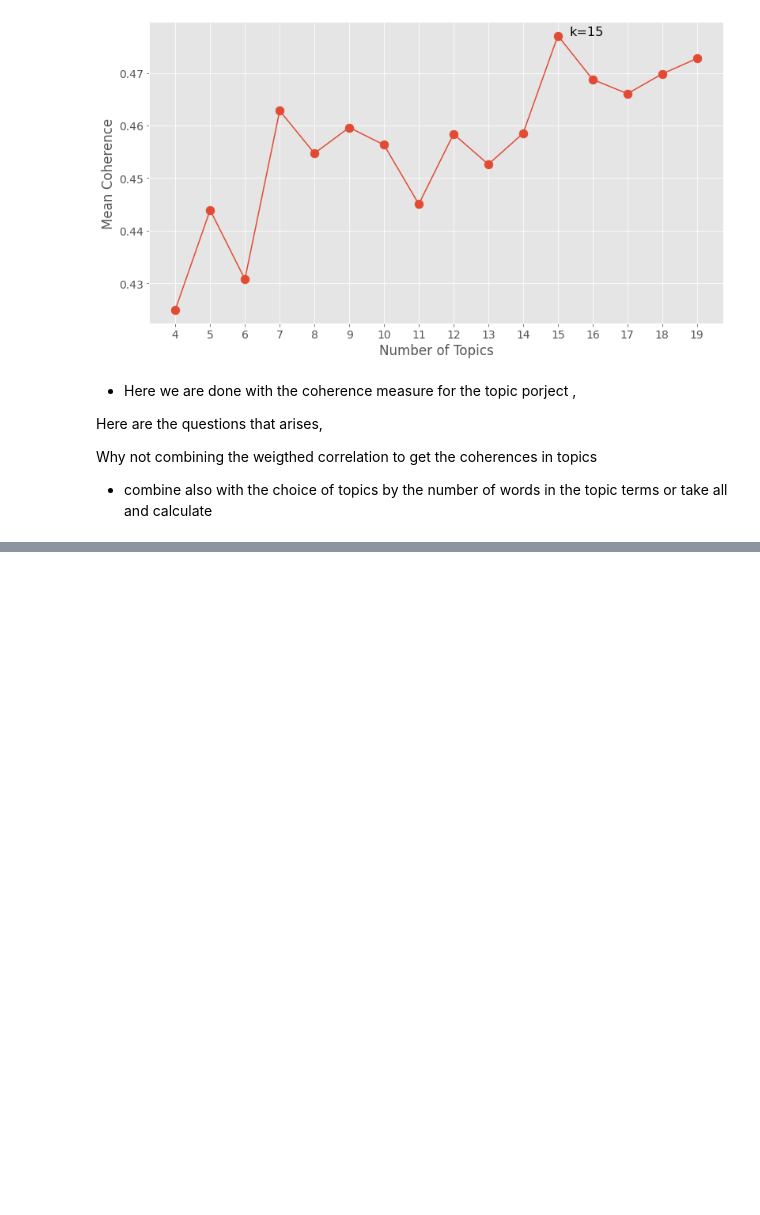
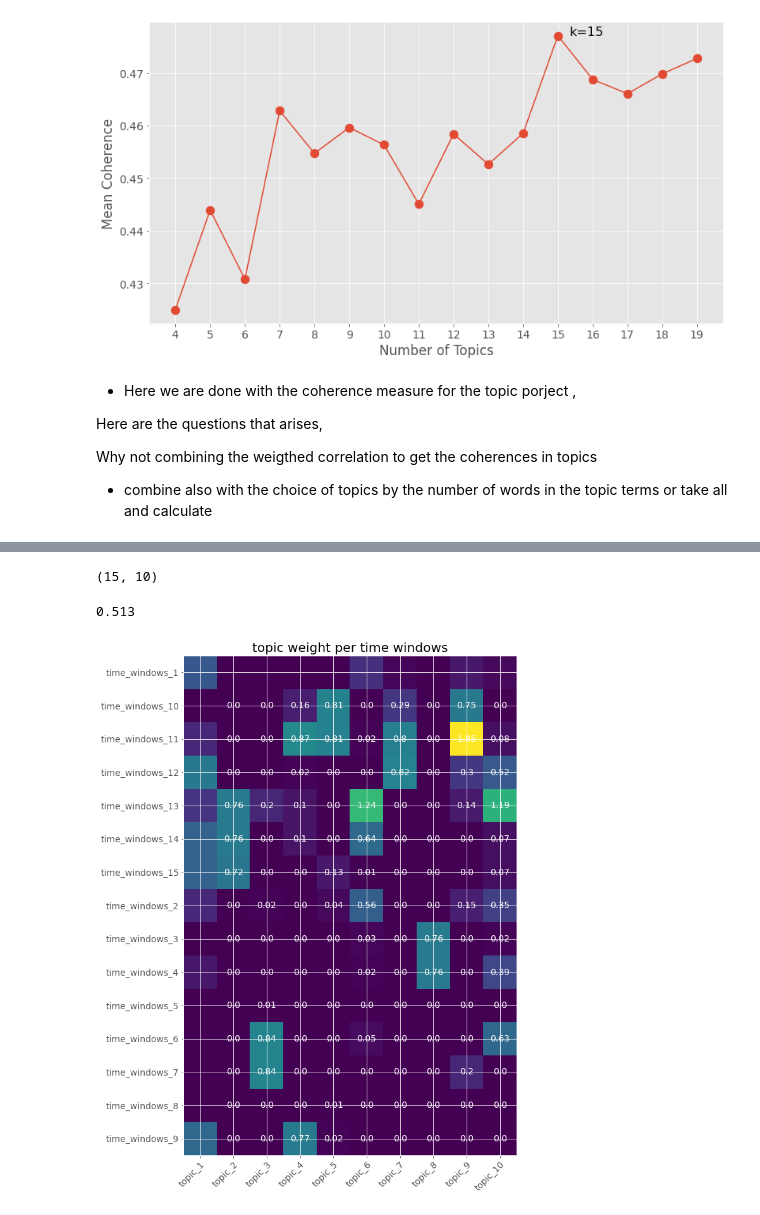
Before and after one commit to espoirMur/balobi_nini, a Jupyter notebook: notebooks/2.Dynamic_Topic_Modeling.ipynb, the cells around one changed output, grey strips where cells are left out. Cells and saved outputs as stored; diff of their text form; code cells hidden in the pictures; blank space fills up the shorter version.

```diff
--- a/notebooks/2.Dynamic_Topic_Modeling.ipynb
+++ b/notebooks/2.Dynamic_Topic_Modeling.ipynb
@@ -502,0 +984,2 @@ def create_topic_model(windows_doc):
+# %%
+time_windows_doc_topics.index.name = "time_windows_topic"
@@ -502,0 +990,4 @@ def create_topic_model(windows_doc):
+# %%
+time_windows_doc_topics['time_windows'] = pd.cut(time_windows_doc_topics.index, bins=cumm_best_k, labels=[f"time_windows_{i+2}" for i in range(len(all_best_k)-1)])
+# %%
+time_windows_doc_topics['time_windows'] = time_windows_doc_topics['time_windows'].astype(str).replace({"nan": f"time_windows_{1}"})
@@ -502,0 +1014,2 @@ def create_topic_model(windows_doc):
+# %%
+time_windows_doc_topics = time_windows_doc_topics.groupby("time_windows").agg(sum)
@@ -502,0 +1038,27 @@ def create_topic_model(windows_doc):
+# %%
+time_windows_doc_topics.shape
+# %% [output]
+(15, 10)
+# %%
+time_windows_doc_topics.values[0, 0]
+# %% [output]
+0.513
+# %%
+fig, ax = plt.subplots(figsize=(50/2, 25/2))
+im = ax.imshow(time_windows_doc_topics.values)
+ax.set_xticks(np.arange(time_windows_doc_topics.shape[1]))
+ax.set_yticks(np.arange(time_windows_doc_topics.shape[0]))
+ax.set_xticklabels(time_windows_doc_topics.columns)
+ax.set_yticklabels(time_windows_doc_topics.index)
+plt.setp(ax.get_xticklabels(), rotation=45, ha="right",
+         rotation_mode="anchor")
+# Loop over data dimensions and create text annotations.
+for i in range(1, time_windows_doc_topics.shape[0]):
+    for j in range(1, time_windows_doc_topics.shape[1]):
+        text = ax.text(j, i, time_windows_doc_topics.values[i, j].round(2),
+                       ha="center", va="center", color="w")
+ax.set_title("topic weight per time windows")
+fig.tight_layout()
+plt.show()
+# %% [output]
+[figure, added]
```
Also changed, not shown: parts of 51 cells of this notebook, 1 other file.
